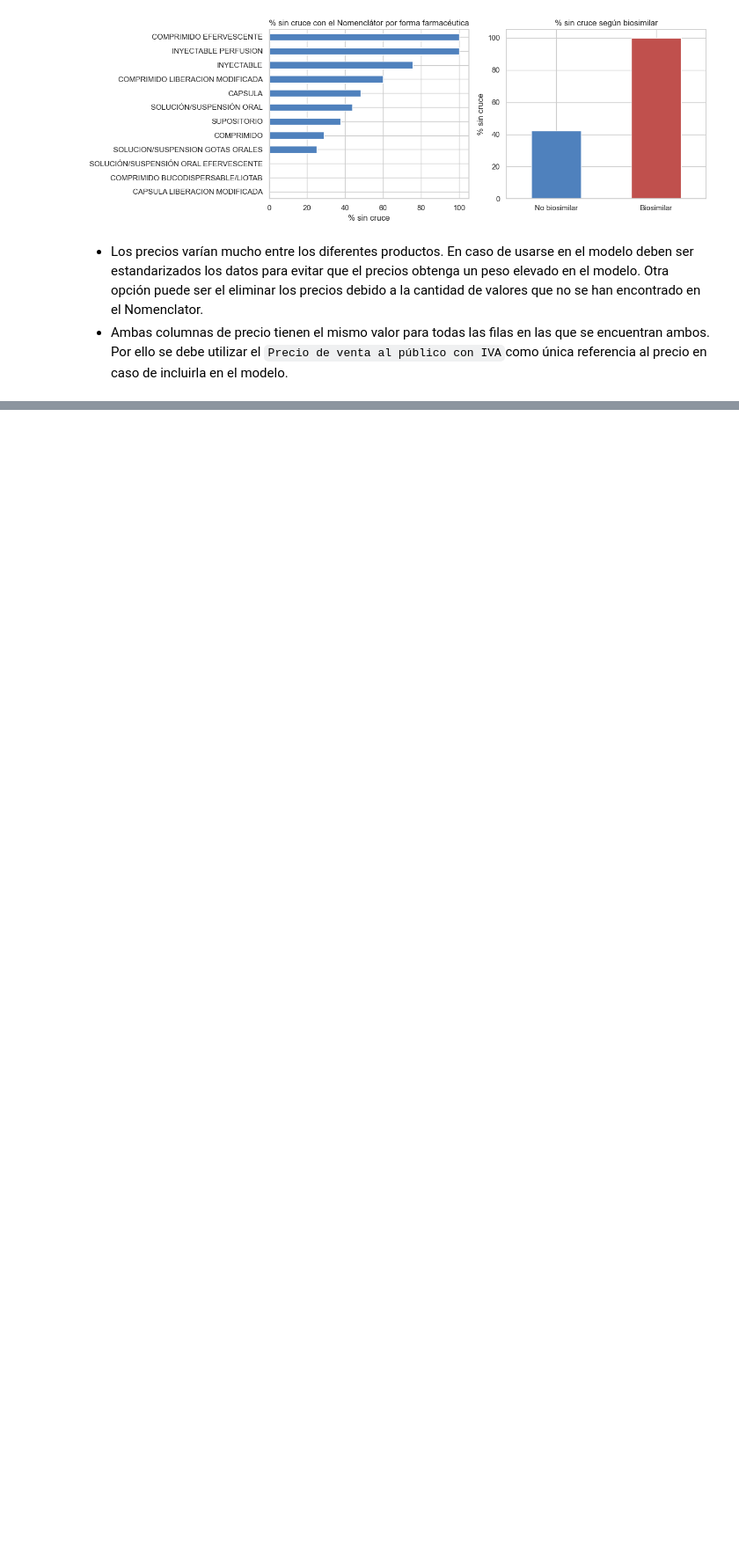
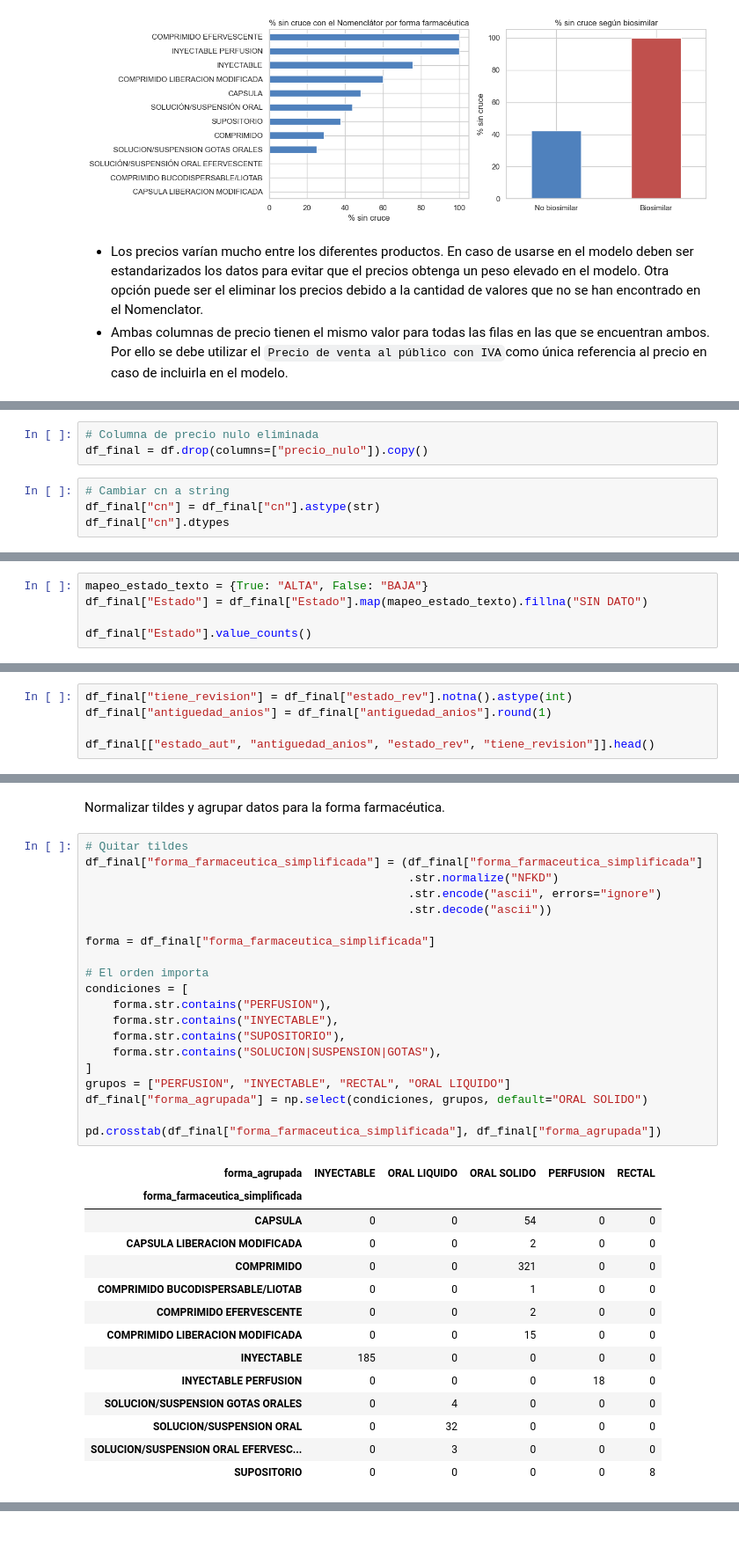
Before and after one commit to pedrinch10/Arthena4, a Jupyter notebook: codigo_HU4_HU5/HU4_EDA_medicamentos.ipynb, the cells around one changed output, grey strips where cells are left out. Shown at 88% size. Saved outputs shown, nothing was run; the diff lists cells and outputs as text; blank space fills up the shorter version.

```diff
--- a/codigo_HU4_HU5/HU4_EDA_medicamentos.ipynb
+++ b/codigo_HU4_HU5/HU4_EDA_medicamentos.ipynb
@@ -684,0 +676,7 @@ plt.show()
+# %%
+# Columna de precio nulo eliminada
+df_final = df.drop(columns=["precio_nulo"]).copy()
+# %%
+# Cambiar cn a string
+df_final["cn"] = df_final["cn"].astype(str)
+df_final["cn"].dtypes
@@ -684,0 +717,5 @@ plt.show()
+# %%
+mapeo_estado_texto = {True: "ALTA", False: "BAJA"}
+df_final["Estado"] = df_final["Estado"].map(mapeo_estado_texto).fillna("SIN DATO")
+
+df_final["Estado"].value_counts()
@@ -684,0 +730,5 @@ plt.show()
+# %%
+df_final["tiene_revision"] = df_final["estado_rev"].notna().astype(int)
+df_final["antiguedad_anios"] = df_final["antiguedad_anios"].round(1)
+
+df_final[["estado_aut", "antiguedad_anios", "estado_rev", "tiene_revision"]].head()
@@ -684,0 +742,37 @@ plt.show()
+# %% [markdown]
+Normalizar tildes y agrupar datos para la forma farmacéutica.
+# %%
+# Quitar tildes
+df_final["forma_farmaceutica_simplificada"] = (df_final["forma_farmaceutica_simplificada"]
+                                               .str.normalize("NFKD")
+                                               .str.encode("ascii", errors="ignore")
+                                               .str.decode("ascii"))
+
+forma = df_final["forma_farmaceutica_simplificada"]
+
+# El orden importa
+condiciones = [
+    forma.str.contains("PERFUSION"),
+    forma.str.contains("INYECTABLE"),
+    forma.str.contains("SUPOSITORIO"),
+    forma.str.contains("SOLUCION|SUSPENSION|GOTAS"),
+]
+grupos = ["PERFUSION", "INYECTABLE", "RECTAL", "ORAL LIQUIDO"]
+df_final["forma_agrupada"] = np.select(condiciones, grupos, default="ORAL SOLIDO")
+
+pd.crosstab(df_final["forma_farmaceutica_simplificada"], df_final["forma_agrupada"])
+# %% [output]
+| forma_agrupada | INYECTABLE | ORAL LIQUIDO | ORAL SOLIDO | PERFUSION | RECTAL |
+| forma_farmaceutica_simplificada |  |  |  |  |  |
+| CAPSULA | 0 | 0 | 54 | 0 | 0 |
+| CAPSULA LIBERACION MODIFICADA | 0 | 0 | 2 | 0 | 0 |
+| COMPRIMIDO | 0 | 0 | 321 | 0 | 0 |
+| COMPRIMIDO BUCODISPERSABLE/LIOTAB | 0 | 0 | 1 | 0 | 0 |
+| COMPRIMIDO EFERVESCENTE | 0 | 0 | 2 | 0 | 0 |
+| COMPRIMIDO LIBERACION MODIFICADA | 0 | 0 | 15 | 0 | 0 |
+| INYECTABLE | 185 | 0 | 0 | 0 | 0 |
+| INYECTABLE PERFUSION | 0 | 0 | 0 | 18 | 0 |
+| SOLUCION/SUSPENSION GOTAS ORALES | 0 | 4 | 0 | 0 | 0 |
+| SOLUCION/SUSPENSION ORAL | 0 | 32 | 0 | 0 | 0 |
+| SOLUCION/SUSPENSION ORAL EFERVESC... | 0 | 3 | 0 | 0 | 0 |
+| SUPOSITORIO | 0 | 0 | 0 | 0 | 8 |
```
Also changed, not shown: parts of 26 cells of this notebook, 2 other files.
